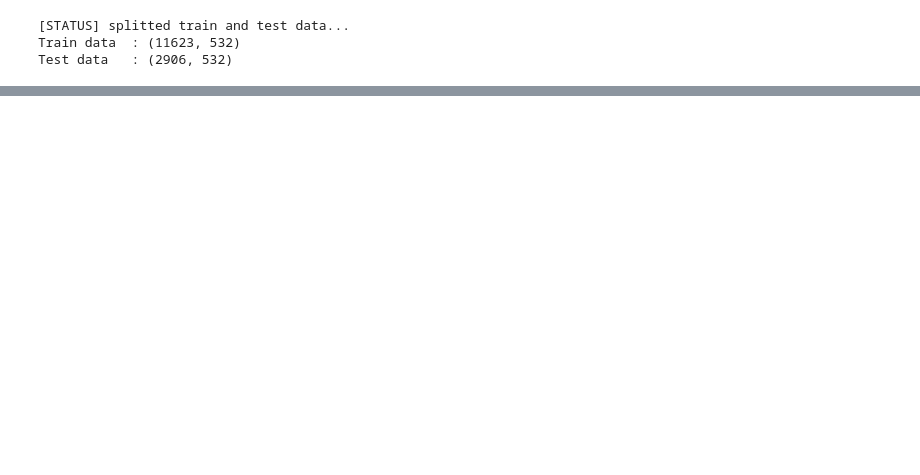
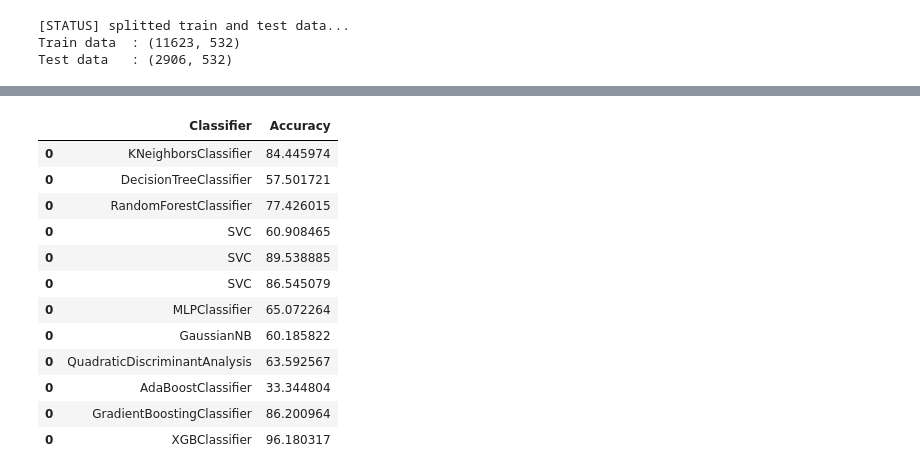
Before and after one commit to ngnambka00-github/tomato-leaf-disease, a Jupyter notebook: src/experience_2.ipynb, the cells around one changed output, grey strips where cells are left out. Cells and saved outputs as stored; diff of their text form; code cells hidden in the pictures; blank space fills up the shorter version.

```diff
--- a/src/test2.ipynb
+++ b/src/experience_2.ipynb
@@ -358,0 +254,16 @@ XGBClassifier(base_score=0.5, booster='gbtree', callbacks=None,
+# %%
+log
+# %% [output]
+|  | Classifier | Accuracy |
+| 0 | KNeighborsClassifier | 84.445974 |
+| 0 | DecisionTreeClassifier | 57.501721 |
+| 0 | RandomForestClassifier | 77.426015 |
+| 0 | SVC | 60.908465 |
+| 0 | SVC | 89.538885 |
+| 0 | SVC | 86.545079 |
+| 0 | MLPClassifier | 65.072264 |
+| 0 | GaussianNB | 60.185822 |
+| 0 | QuadraticDiscriminantAnalysis | 63.592567 |
+| 0 | AdaBoostClassifier | 33.344804 |
+| 0 | GradientBoostingClassifier | 86.200964 |
+| 0 | XGBClassifier | 96.180317 |
```
Also changed, not shown: parts of 12 cells of this notebook, 6 other files.
